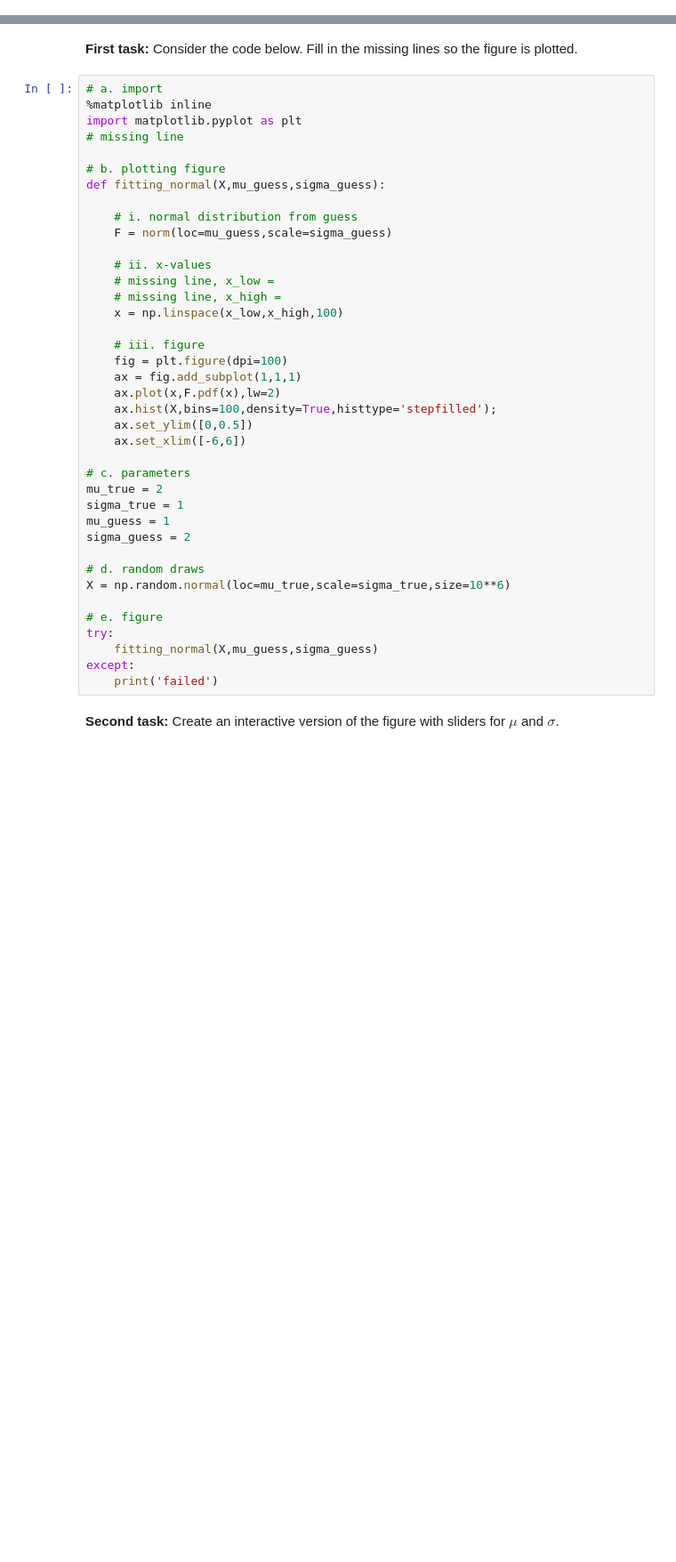
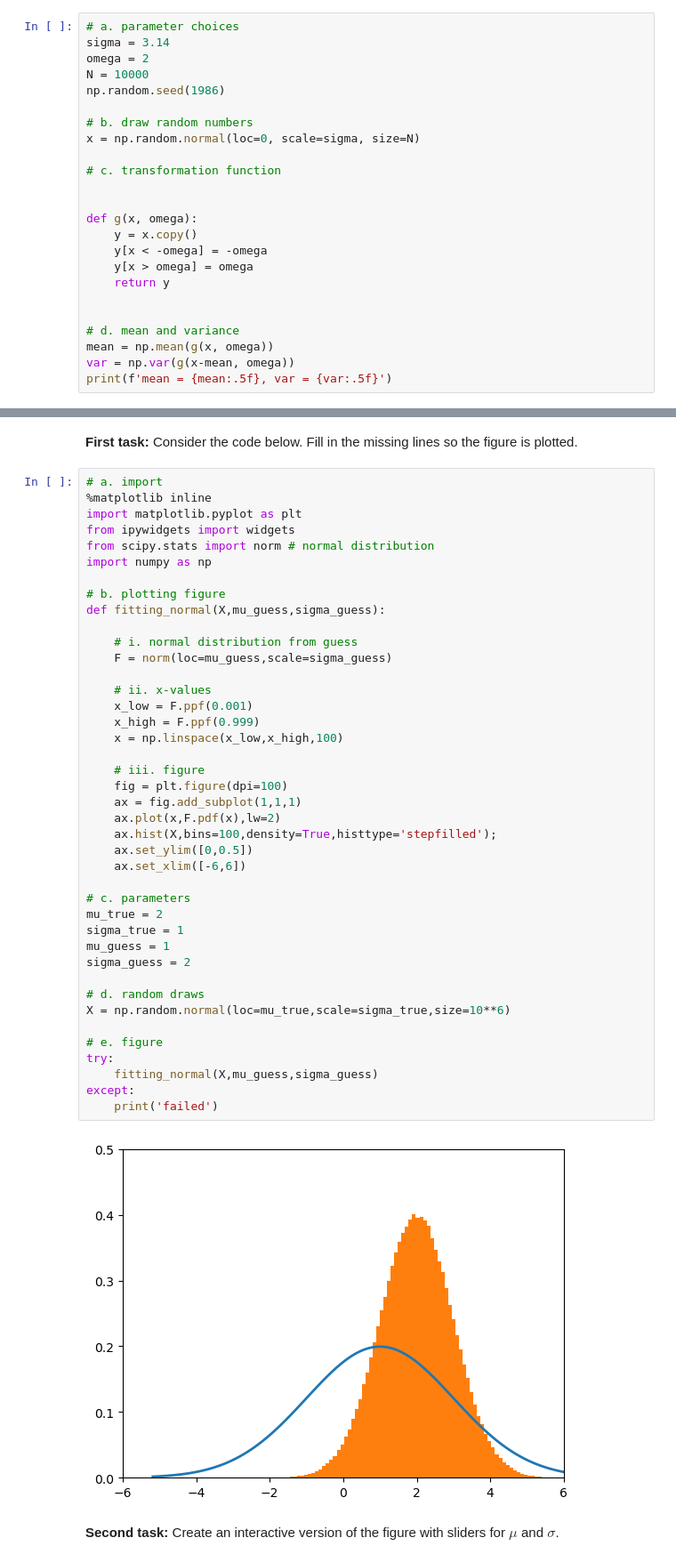
Before and after one commit to anl1313/IntroProg-exercises, a Jupyter notebook: PS2/problem_set_2.ipynb, the cells around one changed output, grey strips where cells are left out. Shown at 89% size. Cells and saved outputs as stored; diff of their text form; blank space fills up the shorter version.

```diff
--- a/PS2/problem_set_2.ipynb
+++ b/PS2/problem_set_2.ipynb
@@ -51,0 +74,24 @@ np.random.seed(1986)
+# %%
+# a. parameter choices
+sigma = 3.14
+omega = 2
+N = 10000
+np.random.seed(1986)
+
+# b. draw random numbers
+x = np.random.normal(loc=0, scale=sigma, size=N)
+
+# c. transformation function
+
+
+def g(x, omega):
+    y = x.copy()
+    y[x < -omega] = -omega
+    y[x > omega] = omega
+    return y
+
+
+# d. mean and variance
+mean = np.mean(g(x, omega))
+var = np.var(g(x-mean, omega))
+print(f'mean = {mean:.5f}, var = {var:.5f}')
@@ -61,40 +109,44 @@ See A2.py
 # a. import
 %matplotlib inline
 import matplotlib.pyplot as plt
-# missing line
+from ipywidgets import widgets
+from scipy.stats import norm # normal distribution
+import numpy as np
 
 # b. plotting figure
 def fitting_normal(X,mu_guess,sigma_guess):
 
     # i. normal distribution from guess
     F = norm(loc=mu_guess,scale=sigma_guess)
 
     # ii. x-values
-    # missing line, x_low =
-    # missing line, x_high =
+    x_low = F.ppf(0.001)
+    x_high = F.ppf(0.999)
     x = np.linspace(x_low,x_high,100)
 
     # iii. figure
     fig = plt.figure(dpi=100)
     ax = fig.add_subplot(1,1,1)
     ax.plot(x,F.pdf(x),lw=2)
     ax.hist(X,bins=100,density=True,histtype='stepfilled');
     ax.set_ylim([0,0.5])
     ax.set_xlim([-6,6])
 
 # c. parameters
 mu_true = 2
 sigma_true = 1
 mu_guess = 1
 sigma_guess = 2
 
 # d. random draws
 X = np.random.normal(loc=mu_true,scale=sigma_true,size=10**6)
 
 # e. figure
 try:
     fitting_normal(X,mu_guess,sigma_guess)
 except:
     print('failed')
+# %% [output]
+[figure, added]
 # %% [markdown]
 **Second task:** Create an interactive version of the figure with sliders for $\mu$ and $\sigma$.
```
Also changed, not shown: parts of 15 cells of this notebook.
